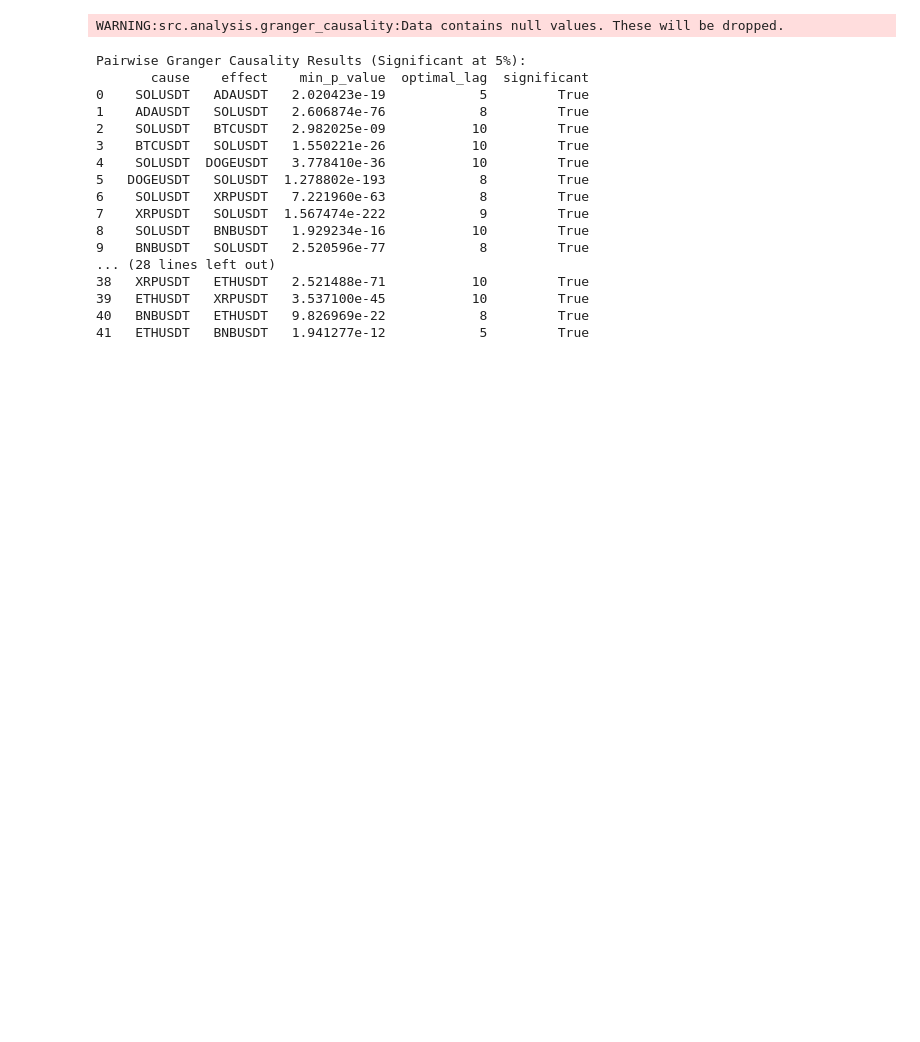
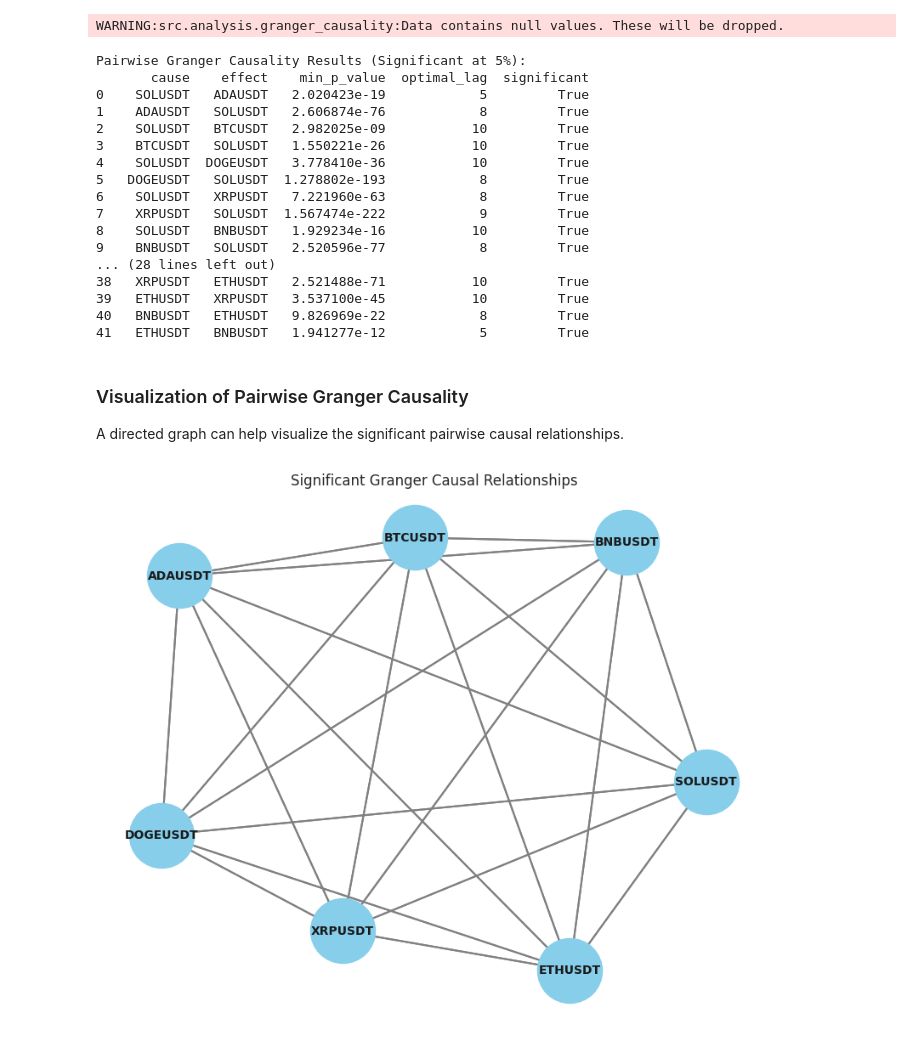
Before and after one commit to firoozye/crypto_causality, a Jupyter notebook: notebooks/jupyter/causality_analysis.ipynb, the cells around one changed output. Drawn from its saved outputs; the diff is of its cells as text; code cells hidden in the pictures; blank space fills up the shorter version.

Commit message:
causality notebooks working, minimal forecasting

```diff
--- a/notebooks/jupyter/causality_analysis.ipynb
+++ b/notebooks/jupyter/causality_analysis.ipynb
@@ -110,6 +140,48 @@ Pairwise Granger Causality Results (Significant at 5%):
 39   ETHUSDT   XRPUSDT   3.537100e-45           10         True
 40   BNBUSDT   ETHUSDT   9.826969e-22            8         True
 41   ETHUSDT   BNBUSDT   1.941277e-12            5         True
+# %% [markdown]
+### Visualization of Pairwise Granger Causality
+A directed graph can help visualize the significant pairwise causal relationships.
+# %%
+def plot_causality_network(
+    pairwise_results, title="Significant Granger Causal Relationships"
+):
+    G = nx.DiGraph()
+
+    # Add nodes for all unique cryptocurrencies
+    all_cryptos = pd.concat(
+        [pairwise_results["cause"], pairwise_results["effect"]]
+    ).unique()
+    for crypto in all_cryptos:
+        G.add_node(crypto)
+
+    # Add edges for significant relationships
+    significant_relationships = pairwise_results[pairwise_results["significant"]]
+    for _, row in significant_relationships.iterrows():
+        G.add_edge(row["cause"], row["effect"], weight=row["min_p_value"])
+
+    plt.figure(figsize=(10, 8))
+    pos = nx.spring_layout(G, k=0.8)  # positions for all nodes
+
+    # Draw nodes
+    nx.draw_networkx_nodes(G, pos, node_color="skyblue", node_size=3000)
+
+    # Draw edges
+    nx.draw_networkx_edges(
+        G, pos, arrowstyle="->", arrowsize=20, edge_color="gray", width=1.5
+    )
+
+    # Draw labels
+    nx.draw_networkx_labels(G, pos, font_size=10, font_weight="bold")
+
+    plt.title(title)
+    plt.axis("off")
+    plt.show()
+# %%
+plot_causality_network(pairwise_results)
+# %% [output]
+[figure, added]
 # %%
 # Get summary statistics
 summary_stats = analyzer.get_summary_statistics()
```
Also changed, not shown: parts of 15 cells of this notebook, 22 other files.
